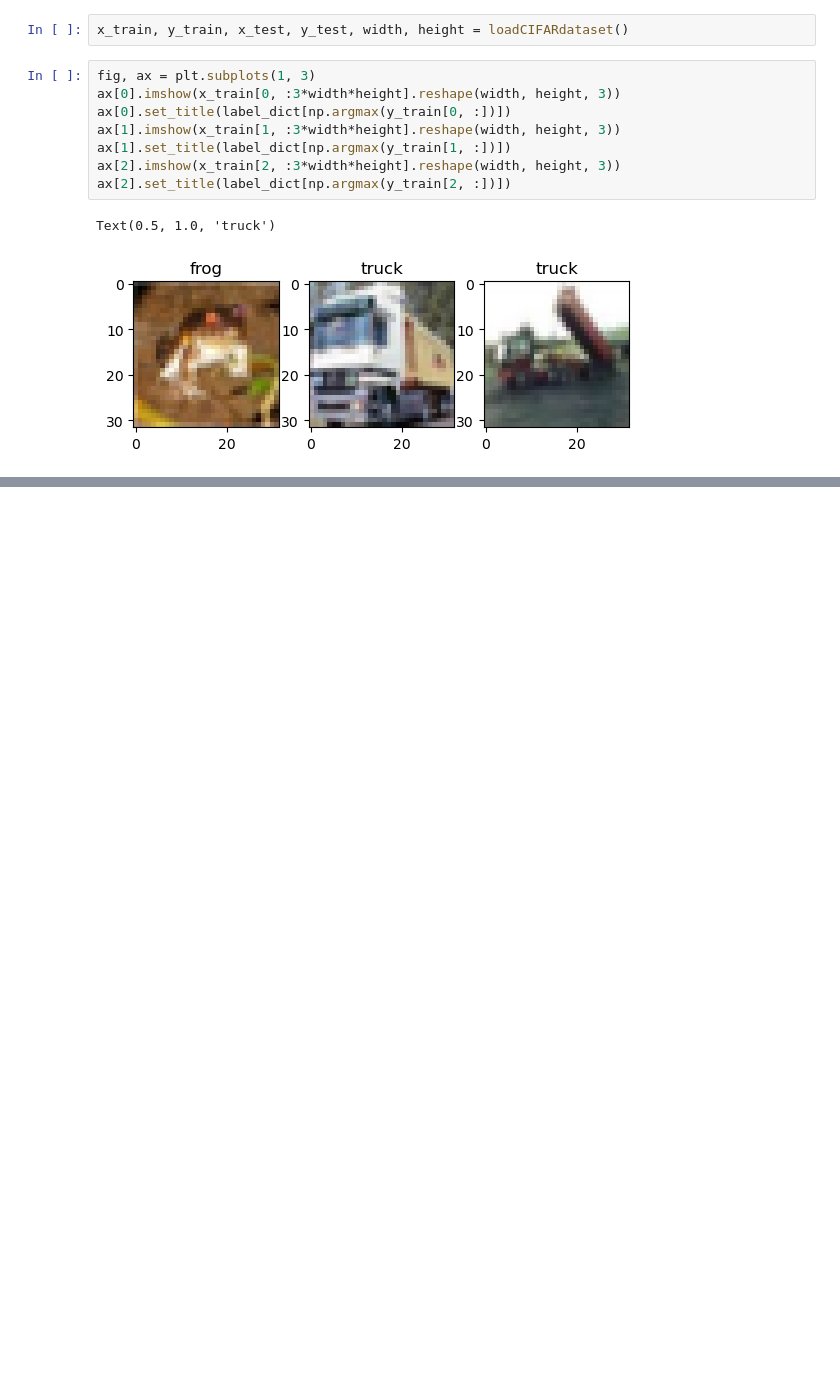
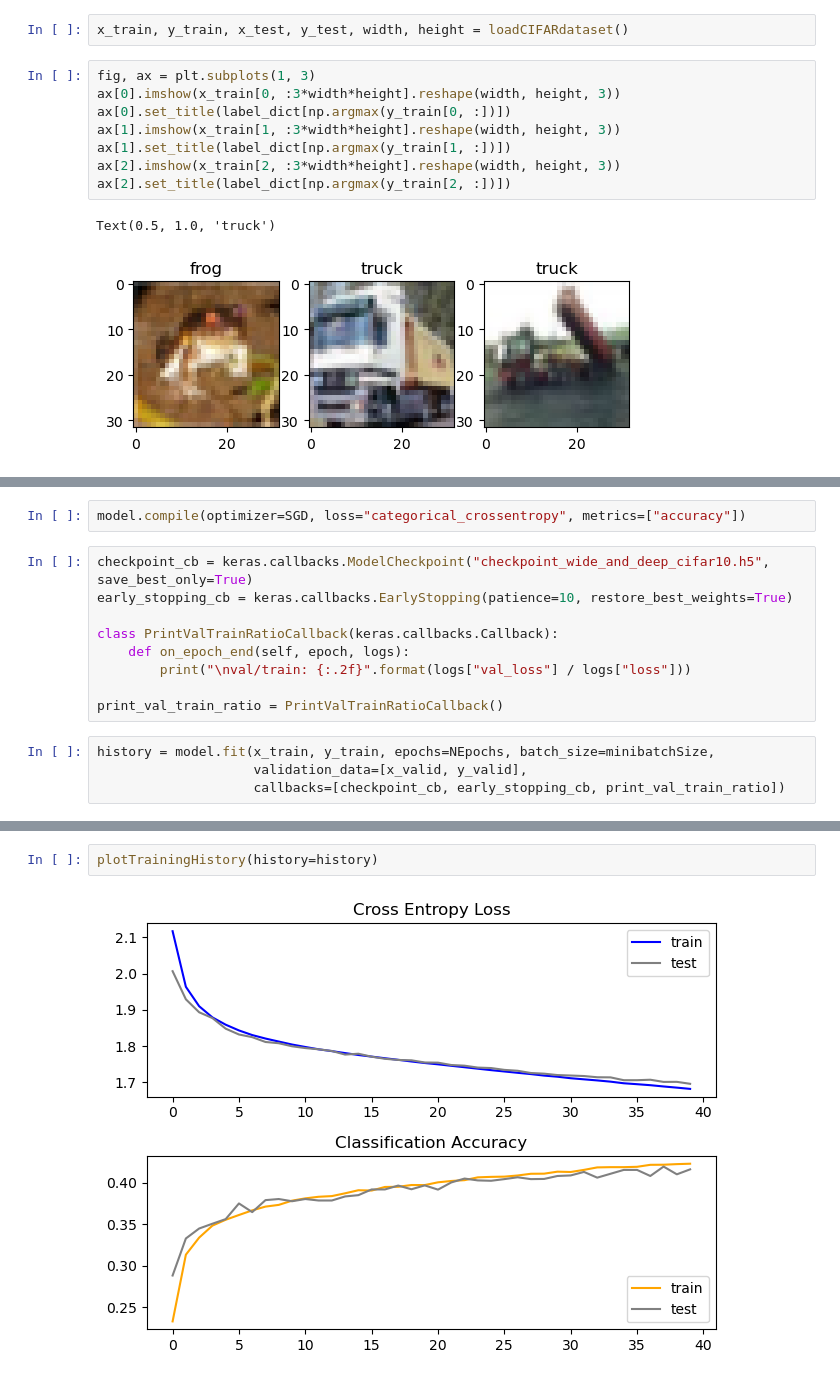
Before and after one commit to fcoelhomrc/MachineLearning, a Jupyter notebook: TAAPC_Exercises/week1_feedforwardNNs/nn_functionalApi.ipynb, the cells around one changed output, grey strips where cells are left out. Cells and saved outputs as stored; diff of their text form; blank space fills up the shorter version.

```diff
--- a/TAAPC_Exercises/week1_feedforwardNNs/nn_functionalApi.ipynb
+++ b/TAAPC_Exercises/week1_feedforwardNNs/nn_functionalApi.ipynb
@@ -46,0 +158,15 @@ Text(0.5, 1.0, 'truck')
+# %%
+model.compile(optimizer=SGD, loss="categorical_crossentropy", metrics=["accuracy"])
+# %%
+checkpoint_cb = keras.callbacks.ModelCheckpoint("checkpoint_wide_and_deep_cifar10.h5", save_best_only=True)
+early_stopping_cb = keras.callbacks.EarlyStopping(patience=10, restore_best_weights=True)
+
+class PrintValTrainRatioCallback(keras.callbacks.Callback):
+    def on_epoch_end(self, epoch, logs):
+        print("\nval/train: {:.2f}".format(logs["val_loss"] / logs["loss"]))
+
+print_val_train_ratio = PrintValTrainRatioCallback()
+# %%
+history = model.fit(x_train, y_train, epochs=NEpochs, batch_size=minibatchSize,
+                    validation_data=[x_valid, y_valid],
+                    callbacks=[checkpoint_cb, early_stopping_cb, print_val_train_ratio])
@@ -46,0 +191,4 @@ Text(0.5, 1.0, 'truck')
+# %%
+plotTrainingHistory(history=history)
+# %% [output]
+[figure, added]
```
Also changed, not shown: parts of 15 cells of this notebook, 5 other files.
